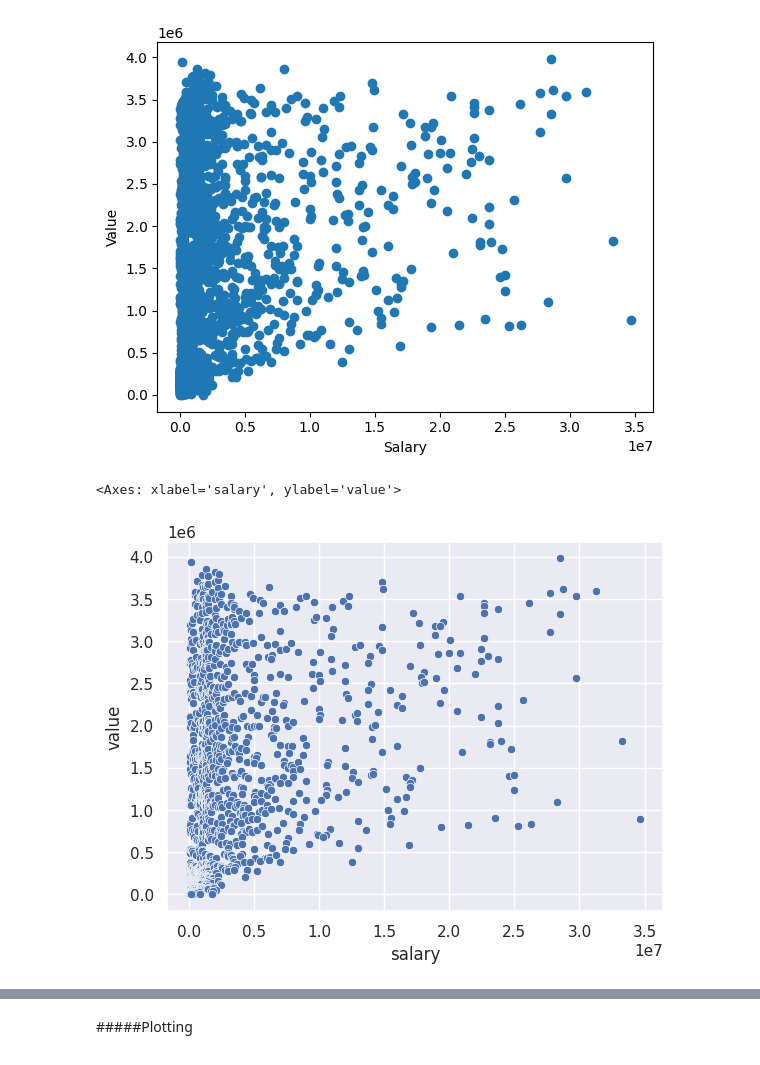
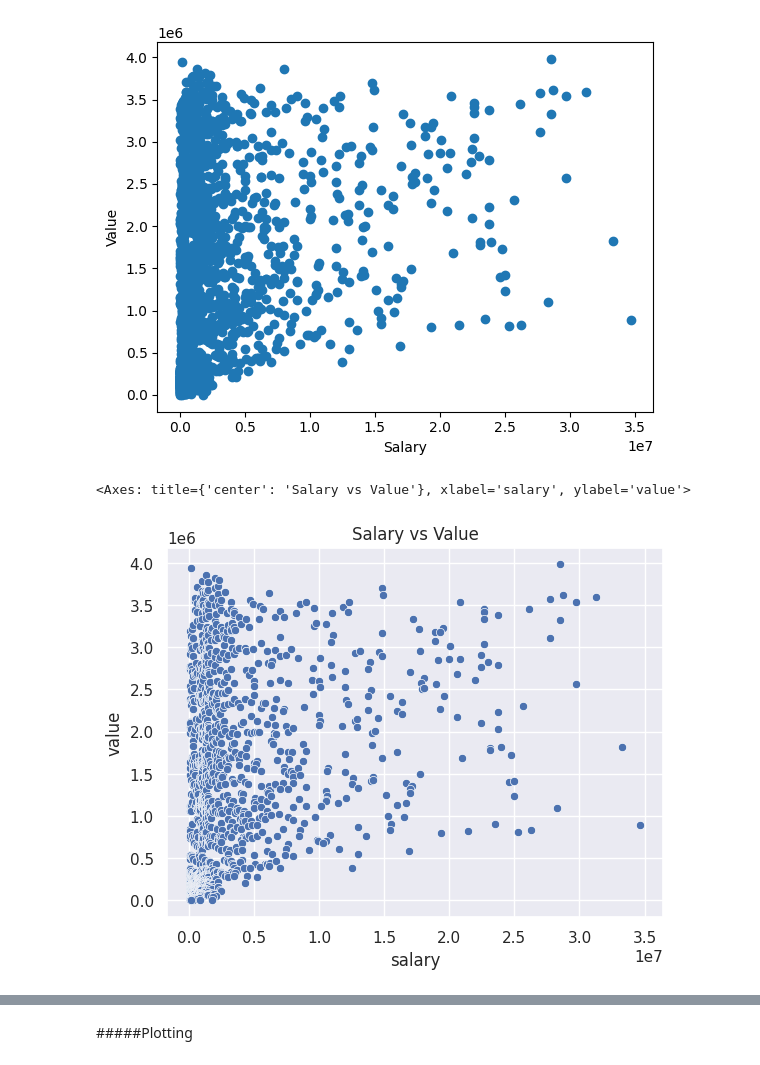
Before and after one commit to GabrielMourad/PlayerWorth-vs-PlayerSalary-COMP541, a Jupyter notebook: NBA_Analysis.ipynb, the cells around one changed output, grey strips where cells are left out. Saved outputs shown, nothing was run; the diff lists cells and outputs as text; code cells hidden in the pictures.

```diff
--- a/NBA_Analysis.ipynb
+++ b/NBA_Analysis.ipynb
@@ -184,9 +184,10 @@ Text(0, 0.5, 'Value')
 df = df[(df['salary'] > 50000) & (df['season_end'] > 2000)]
 # %%
 sns.set()
+plt.title("Salary vs Value")
 graph = sns.scatterplot(x = 'salary', y = 'value', data = df)
 graph
 # %% [output]
-<Axes: xlabel='salary', ylabel='value'>
+<Axes: title={'center': 'Salary vs Value'}, xlabel='salary', ylabel='value'>
-[figure, old version]
+[figure, new version]
 # %%
```
Also changed, not shown: parts of 3 cells of this notebook.
